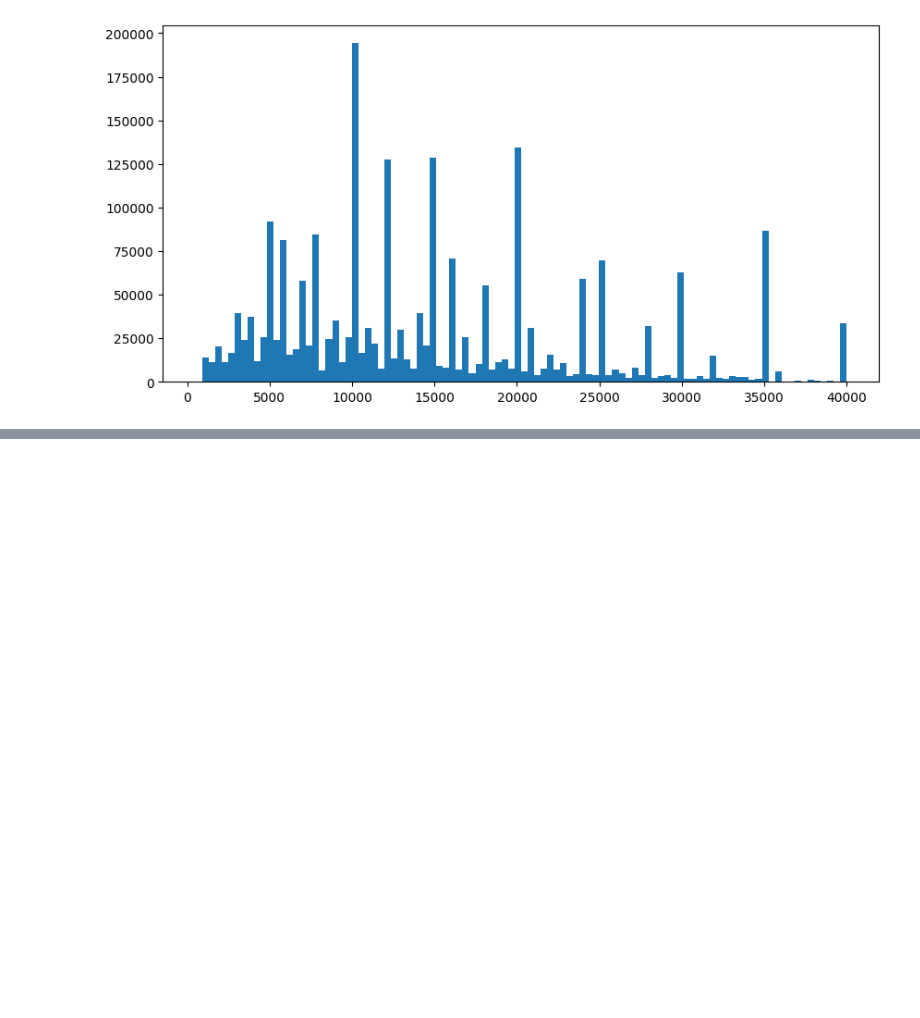
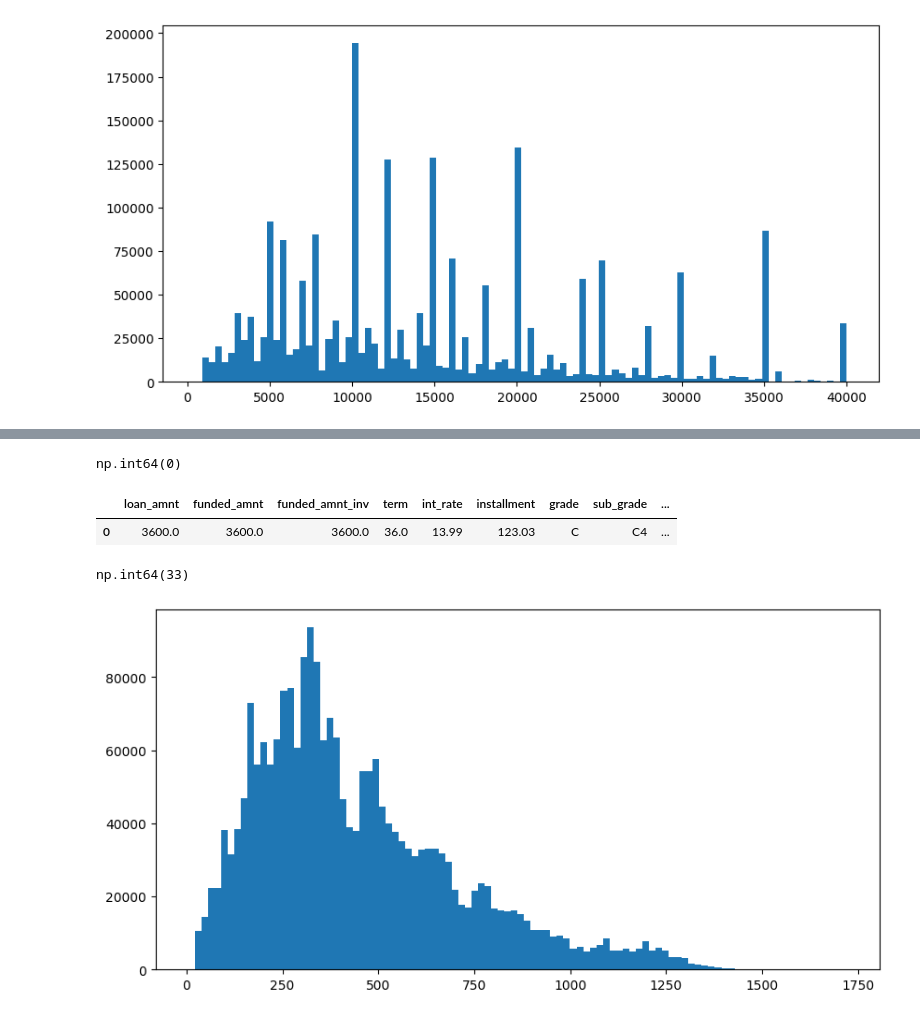
Before and after one commit to CharlesRajaR/Loan-Approval-Prediction-with-SHAP-An-end-to-end-machine-learning-project, a Jupyter notebook: notebooks/loan_approval_predictions_with_shap.ipynb, the cells around one changed output, grey strips where cells are left out. Saved outputs shown, nothing was run; the diff lists cells and outputs as text; code cells hidden in the pictures; blank space fills up the shorter version.

```diff
--- a/notebooks/loan_approval_predictions_with_shap.ipynb
+++ b/notebooks/loan_approval_predictions_with_shap.ipynb
@@ -454,0 +529,7 @@ plt.show()
+# %%
+int_rate_median = df1['int_rate'].median()
+
+df1.loc[:, 'int_rate'] = df1['int_rate'].fillna(int_rate_median)
+
+print(f"Imputed missing int_rate values with median: {int_rate_median}%")
+print(f"Remaining missing values in 'int_rate': {df1['int_rate'].isnull().sum()}")
@@ -454,0 +545,19 @@ plt.show()
+# %%
+df1['int_rate'].isnull().sum()
+# %% [output]
+np.int64(0)
+# %%
+df1.head(1)
+# %% [output]
+|  | loan_amnt | funded_amnt | funded_amnt_inv | term | int_rate | installment | grade | sub_grade | ... |
+| 0 | 3600.0 | 3600.0 | 3600.0 | 36.0 | 13.99 | 123.03 | C | C4 | ... |
+# %%
+df1['installment'].isnull().sum()
+# %% [output]
+np.int64(33)
+# %%
+fig, ax = plt.subplots(1, 1, figsize=(10, 5))
+ax.hist(df1['installment'], bins=100)
+plt.show()
+# %% [output]
+[figure, added]
```
Also changed, not shown: parts of 24 cells of this notebook.
